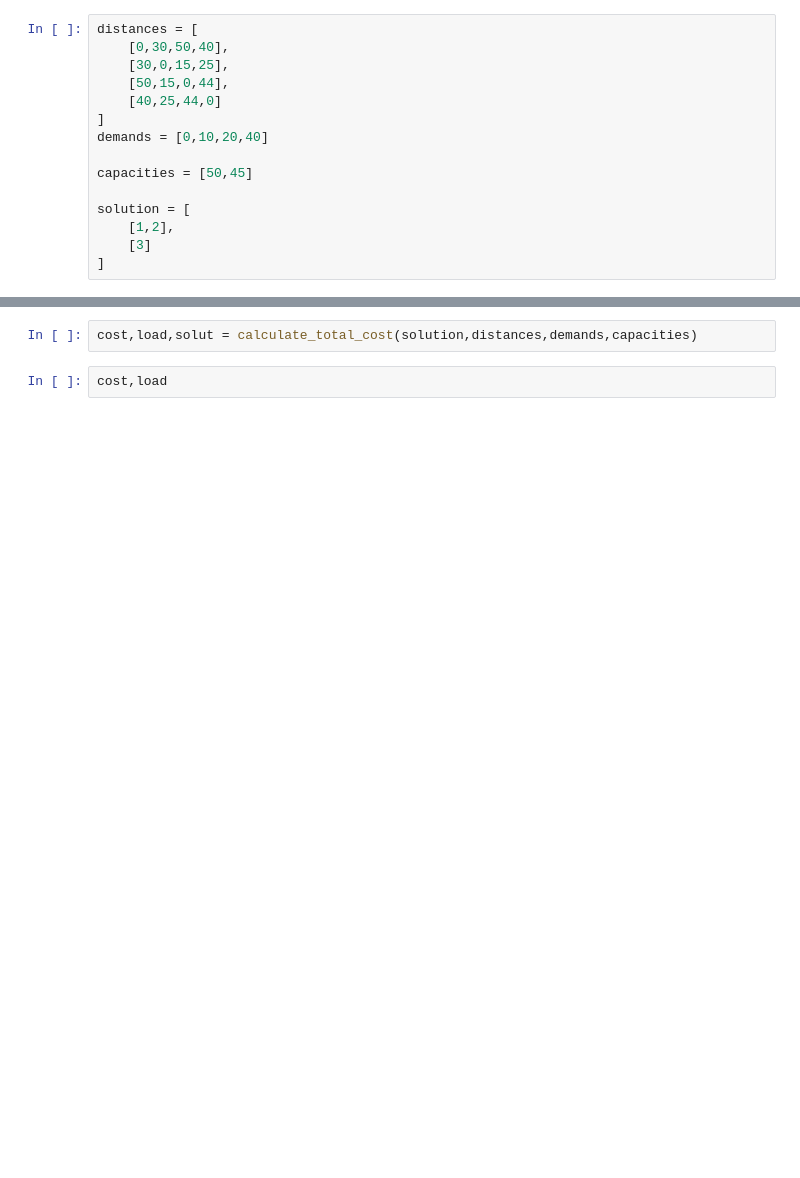
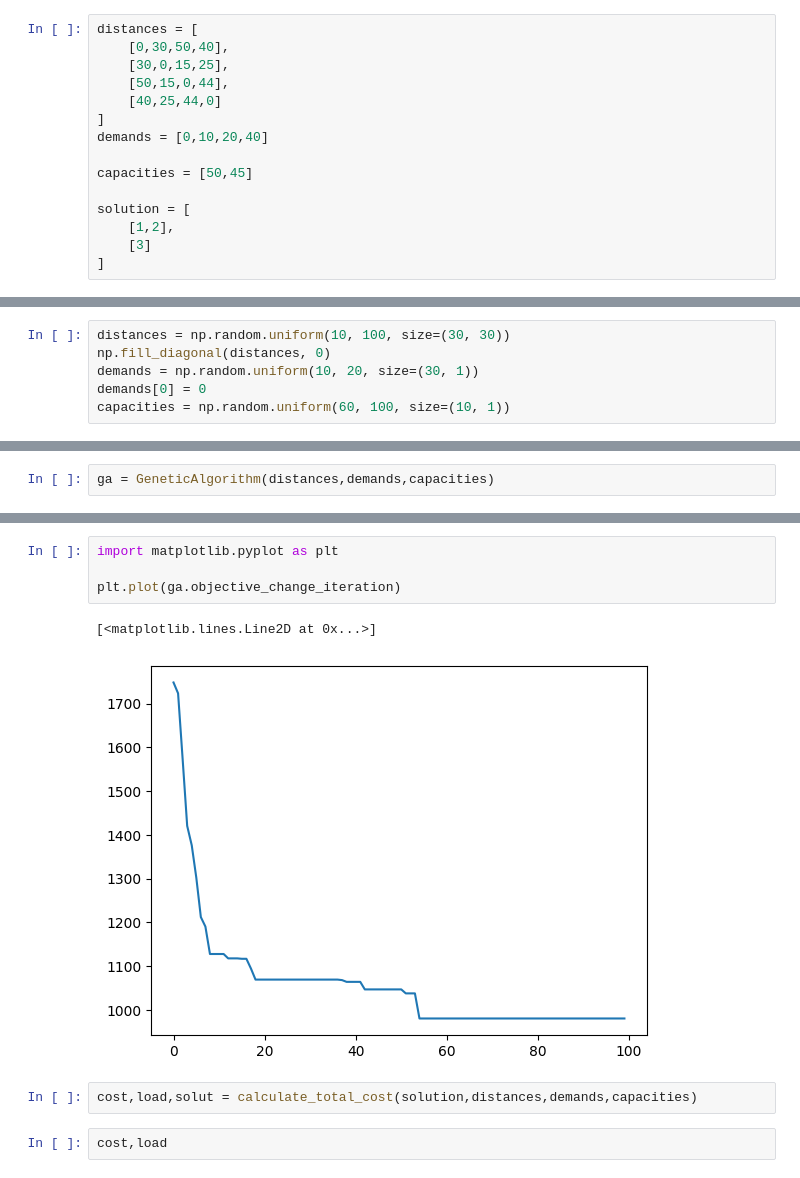
Before and after one commit to muratisiklan/Scheduling, a Jupyter notebook: Research/CVRP Research.ipynb, the cells around one changed output, grey strips where cells are left out. Cells and saved outputs as stored; diff of their text form; blank space fills up the shorter version.

Commit message:
cvrp genetic algorithm completed

```diff
--- a/Research/CVRP Research.ipynb
+++ b/Research/CVRP Research.ipynb
@@ -32,0 +35,6 @@ new_sol
+# %%
+distances = np.random.uniform(10, 100, size=(30, 30))
+np.fill_diagonal(distances, 0)
+demands = np.random.uniform(10, 20, size=(30, 1))
+demands[0] = 0
+capacities = np.random.uniform(60, 100, size=(10, 1))
@@ -32,0 +45,2 @@ new_sol
+# %%
+ga = GeneticAlgorithm(distances,demands,capacities)
@@ -33,3 +84,10 @@ new_sol
+# %%
+import matplotlib.pyplot as plt
+
+plt.plot(ga.objective_change_iteration)
+# %% [output]
+[<matplotlib.lines.Line2D at 0x...>]
+[figure, added]
 # %%
 cost,load,solut = calculate_total_cost(solution,distances,demands,capacities)
 # %%
```
Also changed, not shown: parts of 15 cells of this notebook, 1 other file.
